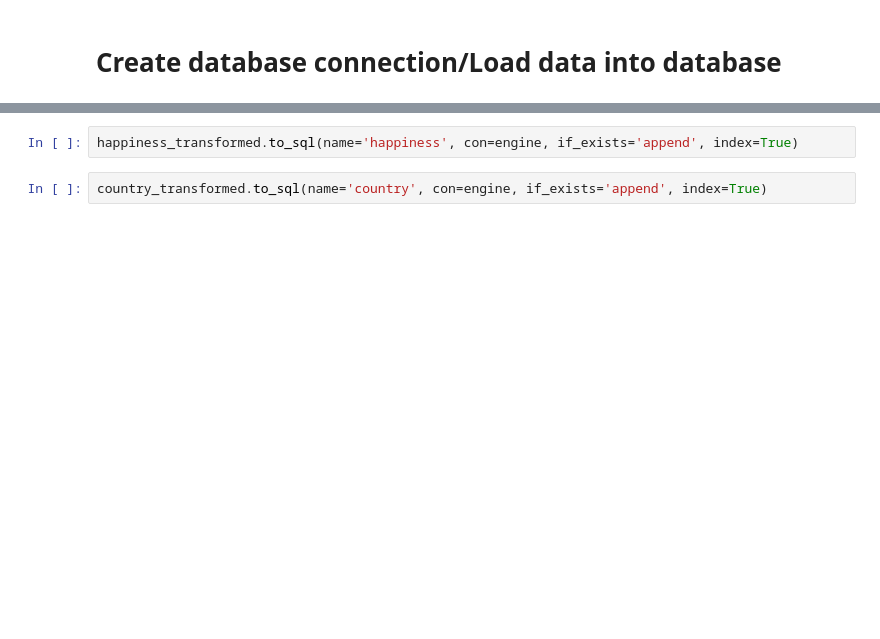
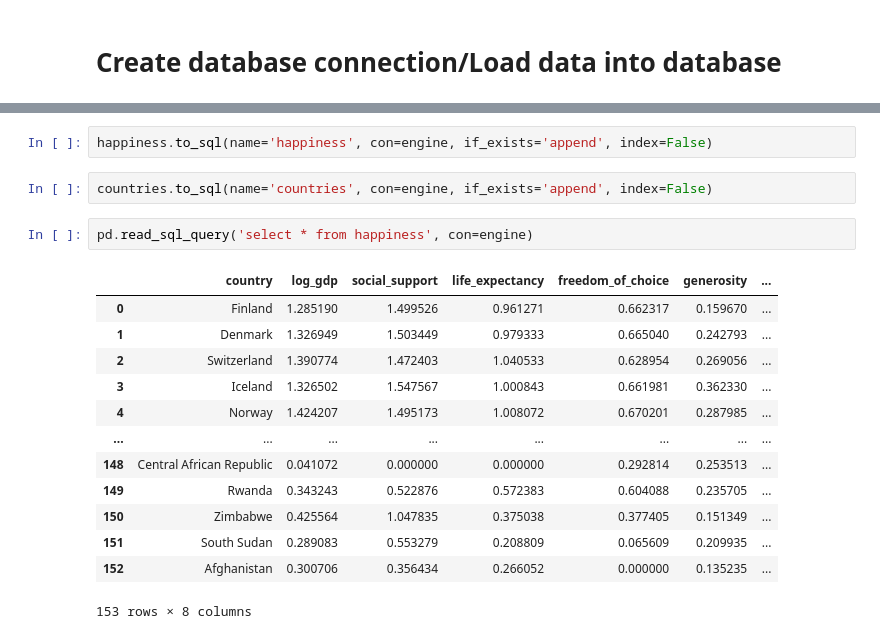
Before and after one commit to arhunt/world-happiness-etl, a Jupyter notebook: ETL.ipynb, the cells around one changed output, grey strips where cells are left out. Saved outputs shown, nothing was run; the diff lists cells and outputs as text; blank space fills up the shorter version.

Commit message:
Merged into one notebook with instructions, alternative query.

```diff
--- a/ETL.ipynb
+++ b/ETL.ipynb
@@ -67,4 +156,20 @@ engine.table_names()
 # %%
-happiness_transformed.to_sql(name='happiness', con=engine, if_exists='append', index=True)
+happiness.to_sql(name='happiness', con=engine, if_exists='append', index=False)
 # %%
-country_transformed.to_sql(name='country', con=engine, if_exists='append', index=True)
+countries.to_sql(name='countries', con=engine, if_exists='append', index=False)
+# %%
+pd.read_sql_query('select * from happiness', con=engine)
+# %% [output]
+|  | country | log_gdp | social_support | life_expectancy | freedom_of_choice | generosity | ... |
+| 0 | Finland | 1.285190 | 1.499526 | 0.961271 | 0.662317 | 0.159670 | ... |
+| 1 | Denmark | 1.326949 | 1.503449 | 0.979333 | 0.665040 | 0.242793 | ... |
+| 2 | Switzerland | 1.390774 | 1.472403 | 1.040533 | 0.628954 | 0.269056 | ... |
+| 3 | Iceland | 1.326502 | 1.547567 | 1.000843 | 0.661981 | 0.362330 | ... |
+| 4 | Norway | 1.424207 | 1.495173 | 1.008072 | 0.670201 | 0.287985 | ... |
+| ... | ... | ... | ... | ... | ... | ... | ... |
+| 148 | Central African Republic | 0.041072 | 0.000000 | 0.000000 | 0.292814 | 0.253513 | ... |
+| 149 | Rwanda | 0.343243 | 0.522876 | 0.572383 | 0.604088 | 0.235705 | ... |
+| 150 | Zimbabwe | 0.425564 | 1.047835 | 0.375038 | 0.377405 | 0.151349 | ... |
+| 151 | South Sudan | 0.289083 | 0.553279 | 0.208809 | 0.065609 | 0.209935 | ... |
+| 152 | Afghanistan | 0.300706 | 0.356434 | 0.266052 | 0.000000 | 0.135235 | ... |
+153 rows × 8 columns
```
Also changed, not shown: parts of 25 cells of this notebook, 2 other files.
